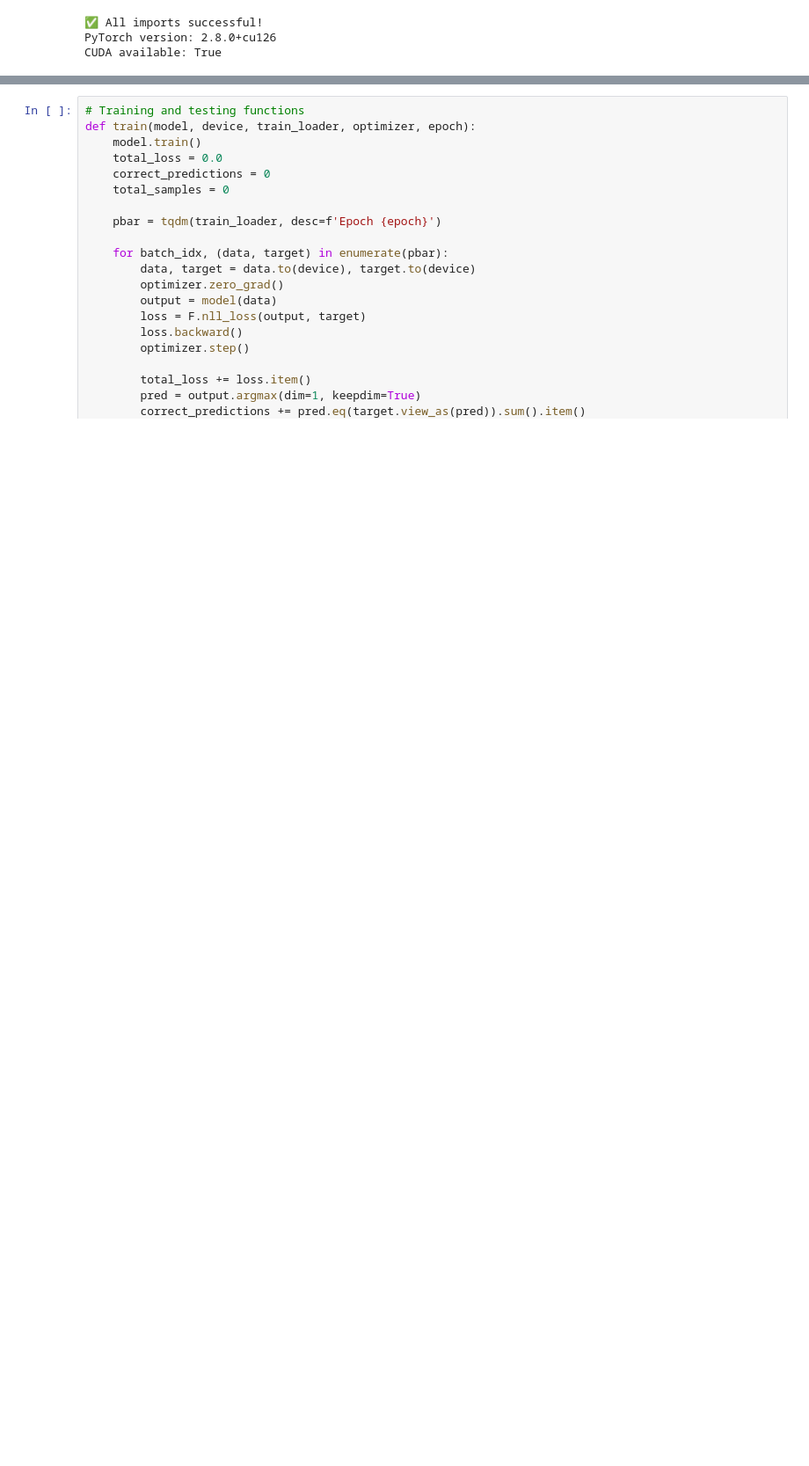
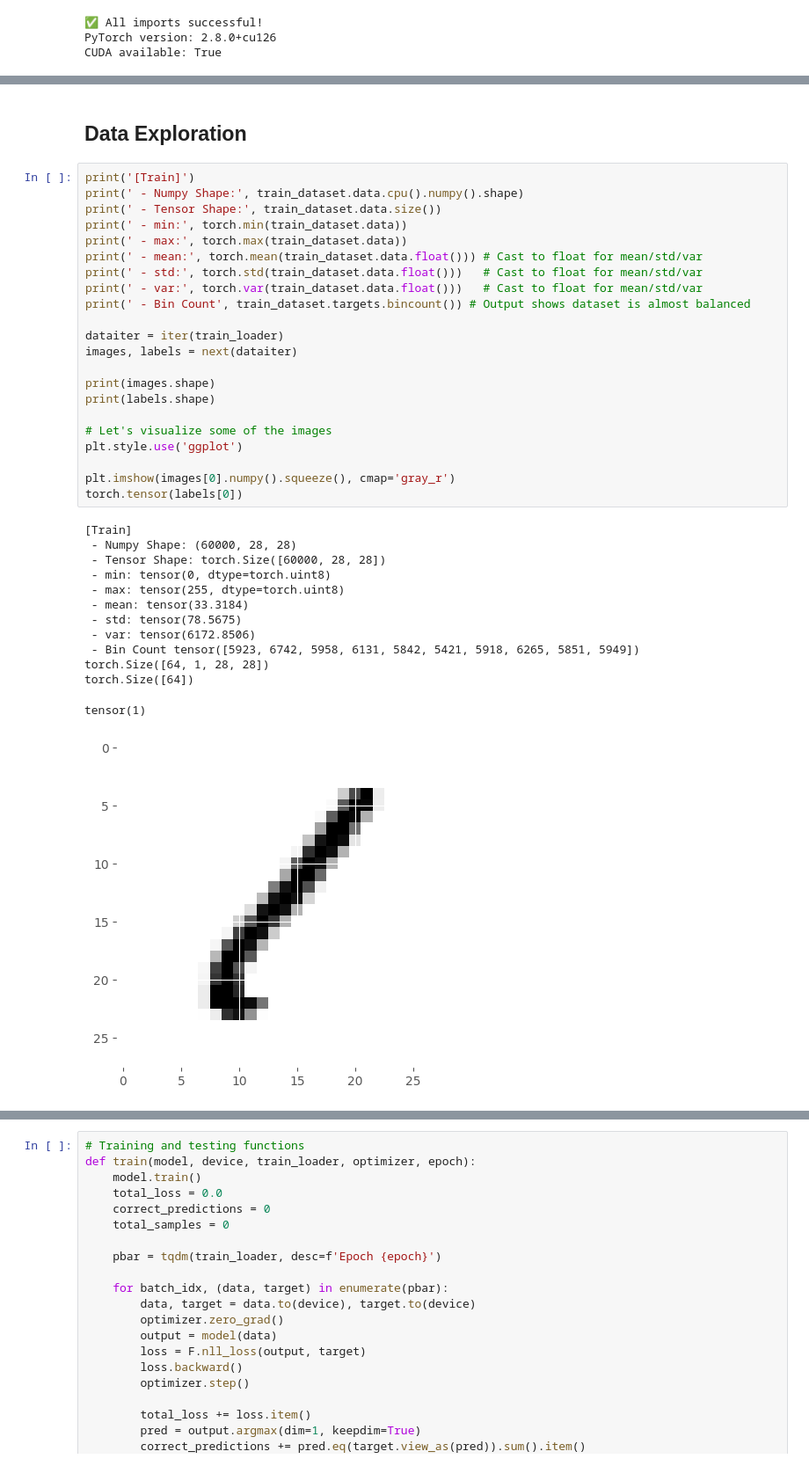
Before and after one commit to SachinDangayach/AU_6_NN_99_4, a Jupyter notebook: train_model_3.ipynb, the cells around one changed output, grey strips where cells are left out. Shown at 88% size. Drawn from its saved outputs; the diff is of its cells as text; blank space fills up the shorter version.

```diff
--- a/train_model_3.ipynb
+++ b/train_model_3.ipynb
@@ -132,3 +130,41 @@ print(f"🧪 Test samples: {len(test_dataset):,}")
 ✅ Dataset loaded successfully!
 📚 Training samples: 60,000
 🧪 Test samples: 10,000
+# %% [markdown]
+## Data Exploration
+# %%
+print('[Train]')
+print(' - Numpy Shape:', train_dataset.data.cpu().numpy().shape)
+print(' - Tensor Shape:', train_dataset.data.size())
+print(' - min:', torch.min(train_dataset.data))
+print(' - max:', torch.max(train_dataset.data))
+print(' - mean:', torch.mean(train_dataset.data.float())) # Cast to float for mean/std/var
+print(' - std:', torch.std(train_dataset.data.float()))   # Cast to float for mean/std/var
+print(' - var:', torch.var(train_dataset.data.float()))   # Cast to float for mean/std/var
+print(' - Bin Count', train_dataset.targets.bincount()) # Output shows dataset is almost balanced
+
+dataiter = iter(train_loader)
+images, labels = next(dataiter)
+
+print(images.shape)
+print(labels.shape)
+
+# Let's visualize some of the images
+plt.style.use('ggplot')
+
+plt.imshow(images[0].numpy().squeeze(), cmap='gray_r')
+torch.tensor(labels[0])
+# %% [output]
+[Train]
+ - Numpy Shape: (60000, 28, 28)
+ - Tensor Shape: torch.Size([60000, 28, 28])
+ - min: tensor(0, dtype=torch.uint8)
+ - max: tensor(255, dtype=torch.uint8)
+ - mean: tensor(33.3184)
+ - std: tensor(78.5675)
+ - var: tensor(6172.8506)
+ - Bin Count tensor([5923, 6742, 5958, 6131, 5842, 5421, 5918, 6265, 5851, 5949])
+torch.Size([64, 1, 28, 28])
+torch.Size([64])
+tensor(1)
+[figure, added]
```
Also changed, not shown: parts of 9 cells of this notebook, 2 other files.
